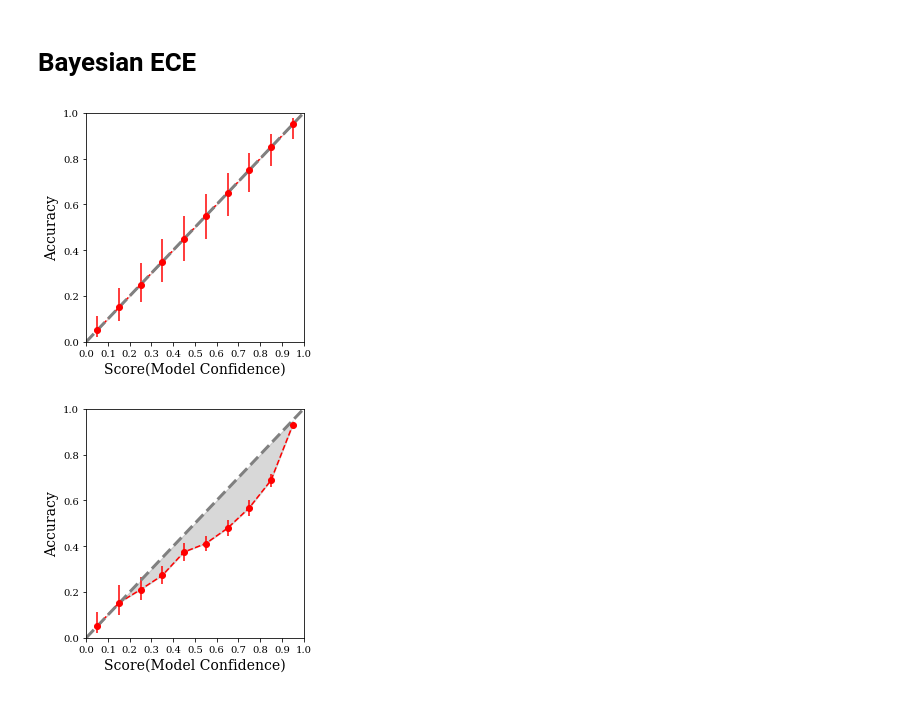
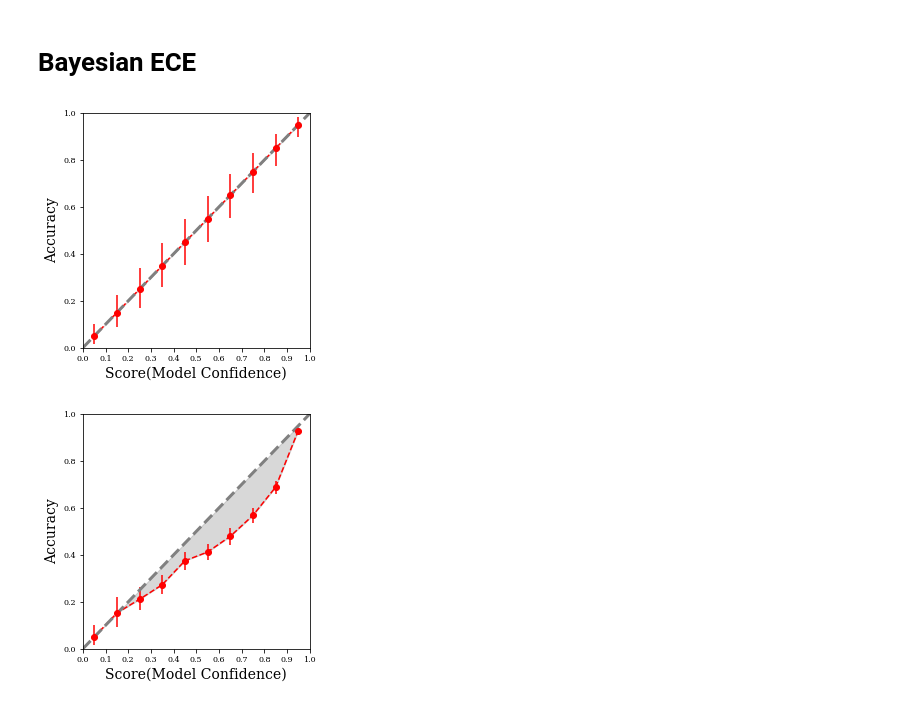
Before and after one commit to disiji/bayesian-blackbox, a Jupyter notebook: src/icml_non_active_figures.ipynb, the cells around one changed output. Saved outputs shown, nothing was run; the diff lists cells and outputs as text; code cells hidden in the pictures.

Commit message:
update ece distribution plots

```diff
--- a/src/icml_non_active_figures.ipynb
+++ b/src/icml_non_active_figures.ipynb
@@ -93,22 +93,22 @@ plt.show()
 def plot_bayesian_reliability_diagram(model, figname=None):
 
     params_alpha, params_beta = ece_model.get_params()
-    mode_acc = (params_alpha - 1) / (params_alpha + params_beta - 2)
+    mean_acc = (params_alpha) / (params_alpha + params_beta)
     beta_posterior_p025 = beta.ppf(0.025, params_alpha, params_beta)
     beta_posterior_p975 = beta.ppf(0.975, params_alpha, params_beta)
 
-    error_upper = beta_posterior_p975 - mode_acc
-    error_lower = mode_acc - beta_posterior_p025
+    error_upper = beta_posterior_p975 - mean_acc
+    error_lower = mean_acc - beta_posterior_p025
 
-    num_bins = mode_acc.shape[0]
+    num_bins = mean_acc.shape[0]
 
     fig, ax1 = plt.subplots(figsize=(4, 4))
     color = 'tab:red'
     # ax1.grid(True)
-    ax1.plot([i + 0.5 for i in range(num_bins)], mode_acc , c="r", linestyle="--")
-    ax1.errorbar([i + 0.5 for i in range(num_bins)], mode_acc, yerr=(error_lower, error_upper), fmt='o', color='r')
+    ax1.plot([i + 0.5 for i in range(num_bins)], mean_acc , c="r", linestyle="--")
+    ax1.errorbar([i + 0.5 for i in range(num_bins)], mean_acc, yerr=(error_lower, error_upper), fmt='o', color='r')
     ax1.plot(np.linspace(0, 1, num_bins+1), linestyle="--", linewidth=3, c="gray")
-    ax1.fill_between([i + 0.5 for i in range(num_bins)], mode_acc, \
+    ax1.fill_between([i + 0.5 for i in range(num_bins)], mean_acc, \
                      np.linspace(0, 1, num_bins + 1)[:-1] + 0.05, color="gray", alpha=0.3)
 
     ax1.set_xlim((0.0, num_bins))
@@ -119,26 +119,28 @@ def plot_bayesian_reliability_diagram(model, figname=None):
     ax1.set_ylabel("Accuracy", fontsize=14)
 
     plt.tight_layout()
-    # plt.savefig(figname)
+    plt.savefig(figname)
 
-def plot_posterior_ece(model, num_samples = 1000):
+def plot_sampled_ece(samples_prior, samples_posterior, figname=None):
     fig, ax = plt.subplots(figsize=(4, 4))
-    color = 'tab:red'
-    samples = model.sample(num_samples)
-    print(samples)
-    ax.hist(samples,bins=100)
+    ax.hist(samples_prior, color = 'blue', label='prior')
+    ax.hist(samples_posterior, color = 'red', label='posterior')
+    ax.set_xlim(0, 0.4)
+    ax.legend()
+    plt.tight_layout()
+    plt.savefig(figname)
+# %%
+pseudocount = 100
 # %%
 # prior reliability diagram
-ece_model = SumOfBetaEce(num_bins = 10, pseudocount=100)
-
-plot_bayesian_reliability_diagram(ece_model);
+ece_model = SumOfBetaEce(num_bins = 10, pseudocount=pseudocount)
+plot_bayesian_reliability_diagram(ece_model, "../figures/ece_samples/prior_ece_sample_peusdo_count%d.pdf" % pseudocount);
 samples_prior = ece_model.sample(num_samples)
 # %% [output]
-[figure, old version]
+[figure, new version]
 # %%
 ece_model.update_batch(confidences, observations)
-plot_bayesian_reliability_diagram(ece_model);
+plot_bayesian_reliability_diagram(ece_model, "../figures/ece_samples/posterior_ece_sample_peusdo_count%d.pdf" % pseudocount);
 samples_posterior = ece_model.sample(num_samples)
-# plot_posterior_ece(ece_model, num_samples = 10000)
 # %% [output]
-[figure, old version]
+[figure, new version]
```
Also changed, not shown: parts of 6 cells of this notebook.
